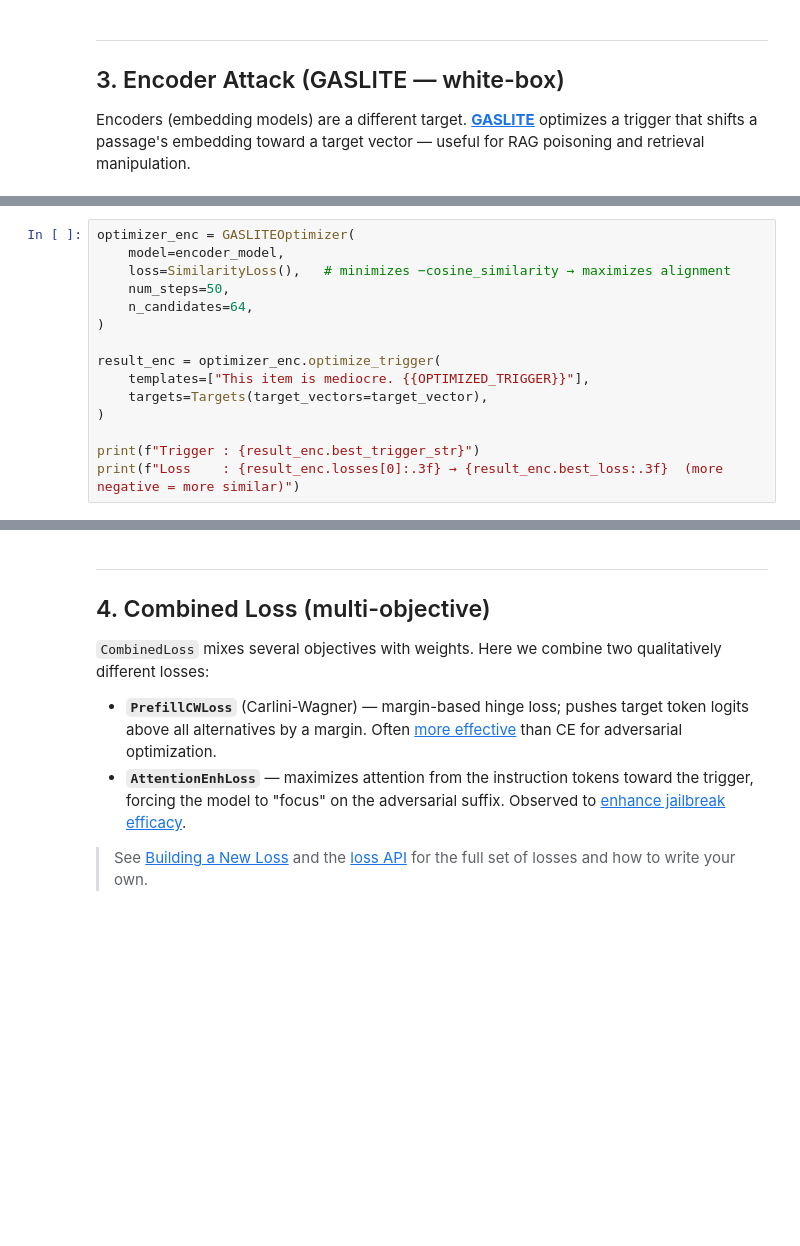
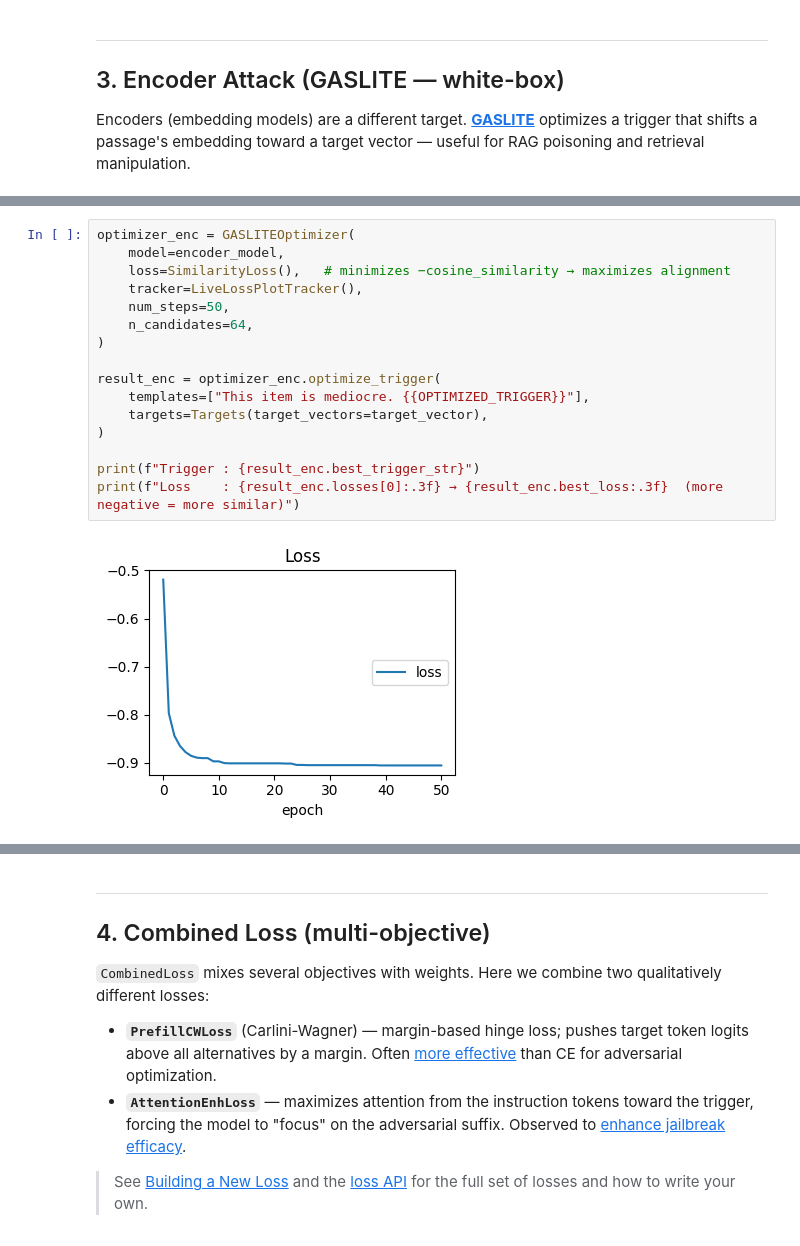
Before and after one commit to matanbt/TROPT, a Jupyter notebook: quickstart.ipynb, the cells around one changed output, grey strips where cells are left out. Saved outputs shown, nothing was run; the diff lists cells and outputs as text; blank space fills up the shorter version.

```diff
--- a/quickstart.ipynb
+++ b/quickstart.ipynb
@@ -141,15 +178,18 @@ print(f"Target vector shape: {target_vector.shape}")
 # %%
 optimizer_enc = GASLITEOptimizer(
     model=encoder_model,
     loss=SimilarityLoss(),   # minimizes −cosine_similarity → maximizes alignment
+    tracker=LiveLossPlotTracker(),
     num_steps=50,
     n_candidates=64,
 )
 
 result_enc = optimizer_enc.optimize_trigger(
     templates=["This item is mediocre. {{OPTIMIZED_TRIGGER}}"],
     targets=Targets(target_vectors=target_vector),
 )
 
 print(f"Trigger : {result_enc.best_trigger_str}")
 print(f"Loss    : {result_enc.losses[0]:.3f} → {result_enc.best_loss:.3f}  (more negative = more similar)")
+# %% [output]
+[figure, added]
```
Also changed, not shown: parts of 14 cells of this notebook.
